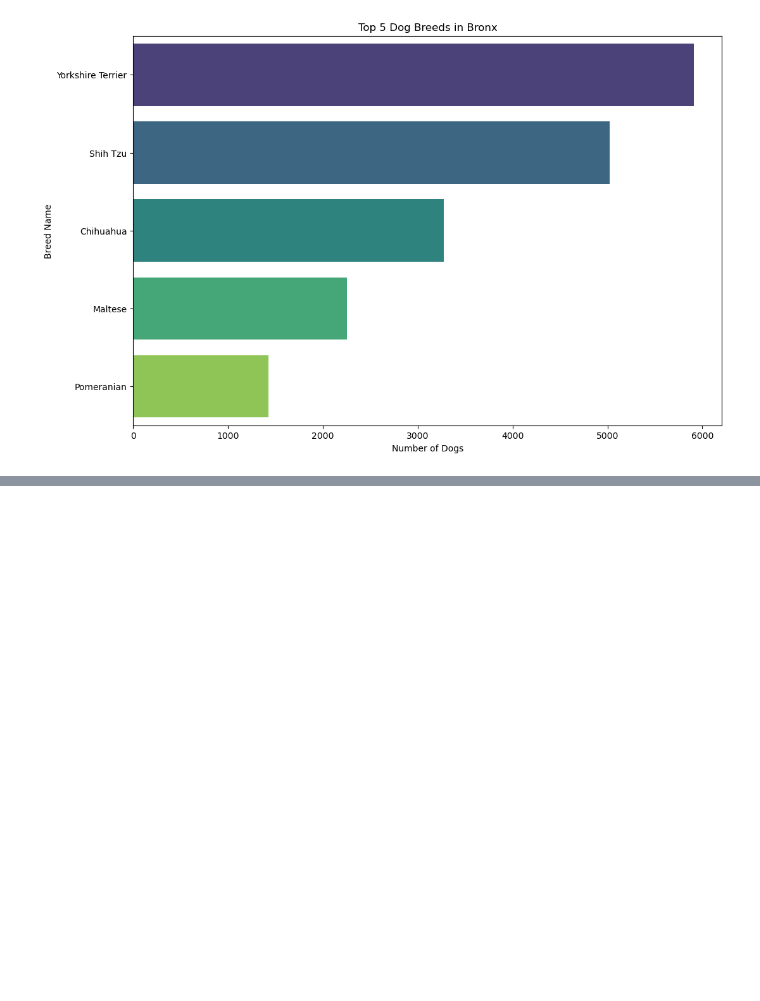
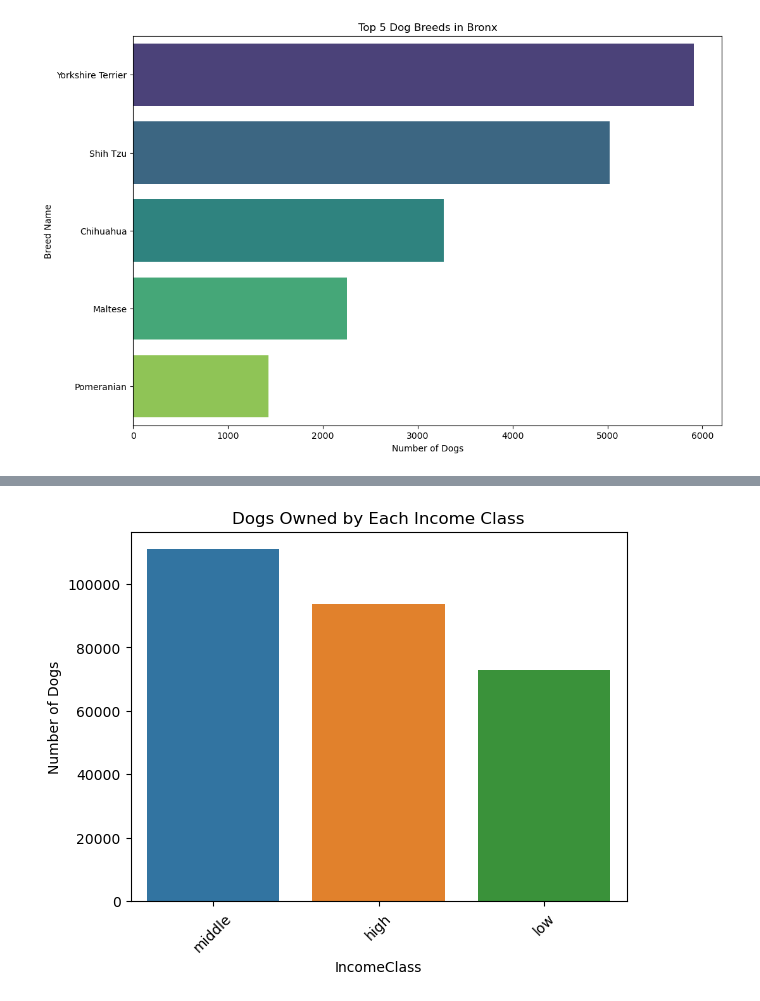
Before and after one commit to sylHut/tailored_tails, a Jupyter notebook: project_4_SH.ipynb, the cells around one changed output, grey strips where cells are left out. Saved outputs shown, nothing was run; the diff lists cells and outputs as text; code cells hidden in the pictures; blank space fills up the shorter version.

```diff
--- a/project_4_SH.ipynb
+++ b/project_4_SH.ipynb
@@ -695,0 +698,20 @@ plt.show()
+# %%
+# Make inncome categories
+def categorize_avg_income(avg_income):
+    # low_income
+    if 0 <= avg_income < 50000:
+        return 'low'
+    # middle_income
+    elif 50000 <= avg_income < 100000:
+        return 'middle'
+    # high_income
+    elif 100000 <= avg_income:
+        return 'high'
+    else:
+        return 'Others'
+
+# Applying the function to the DataFrame
+merged_demo_t50_df['IncomeClass'] = merged_demo_t50_df['Average total income'].apply(categorize_avg_income)
+
+# Display the DataFrame to verify the categorization
+merged_demo_t50_df
@@ -695,0 +732,16 @@ plt.show()
+# %%
+# Count the number of dogs in each income class and reset index to convert Series to DataFrame for seaborn
+dogs_per_income_class = merged_demo_t50_df['IncomeClass'].value_counts().reset_index()
+dogs_per_income_class.columns = ['IncomeClass', 'Number of Dogs']
+
+# Plotting using seaborn
+sns.barplot(x='IncomeClass', y='Number of Dogs', data=dogs_per_income_class)
+
+plt.title('Dogs Owned by Each Income Class')
+plt.xlabel('IncomeClass')
+plt.ylabel('Number of Dogs')
+plt.xticks(rotation=45)
+
+plt.show()
+# %% [output]
+[figure, added]
```
Also changed, not shown: parts of 6 cells of this notebook.
